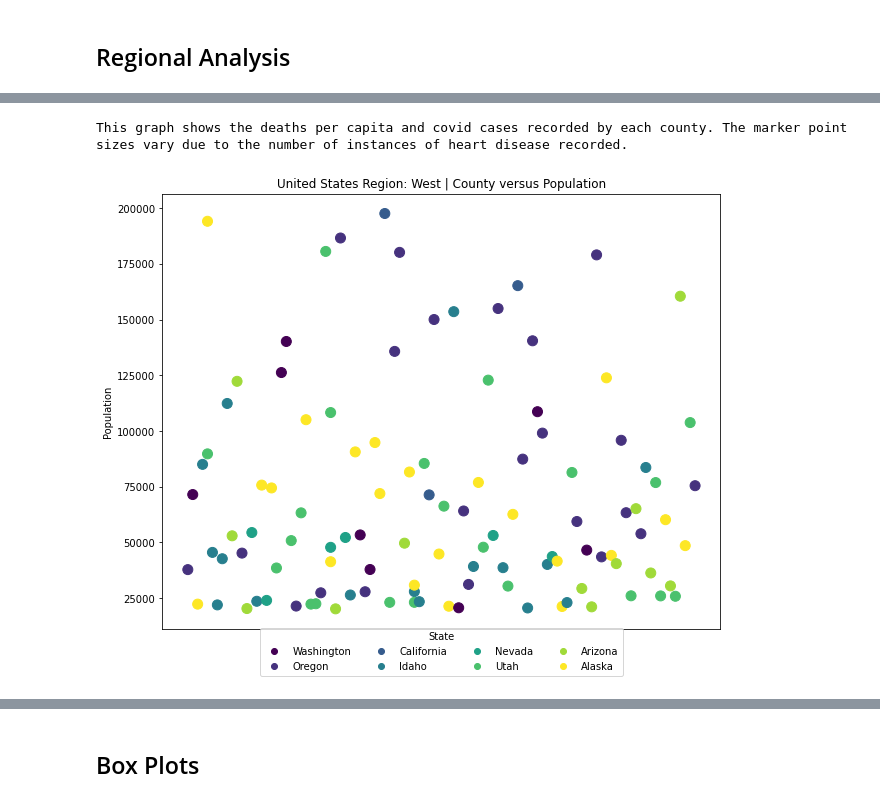
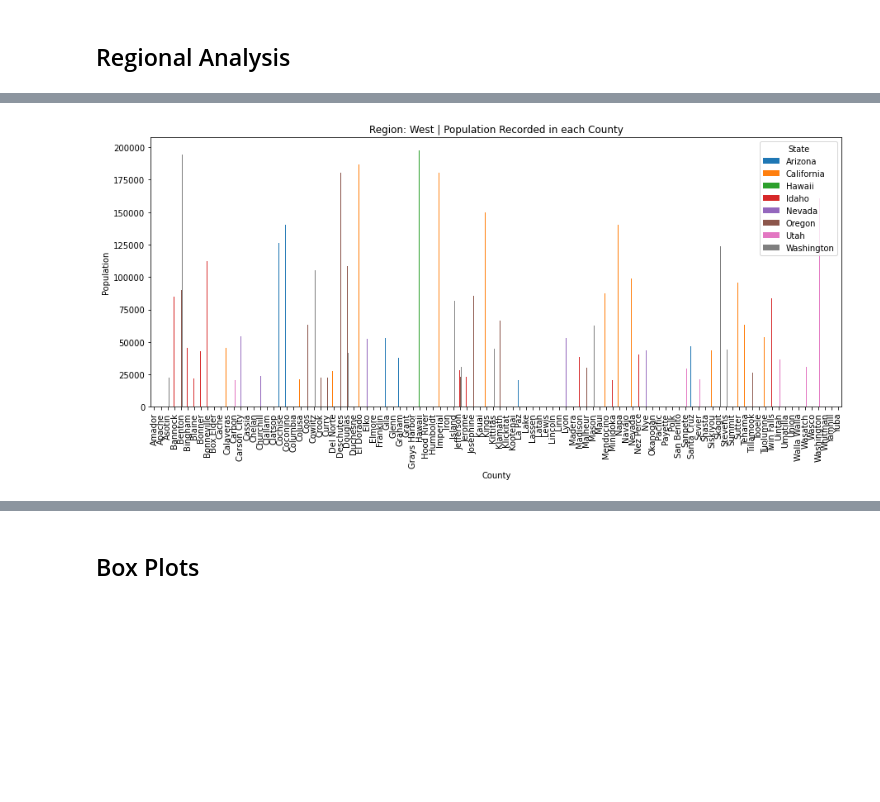
Before and after one commit to CarlaLorenteAnon/project-1, a Jupyter notebook: FinalAnalysis.ipynb, the cells around one changed output, grey strips where cells are left out. Saved outputs shown, nothing was run; the diff lists cells and outputs as text; code cells hidden in the pictures; blank space fills up the shorter version.

```diff
--- a/FinalAnalysis.ipynb
+++ b/FinalAnalysis.ipynb
@@ -109,48 +97,46 @@ Southeast = ["Arkanas","Louisiana","Tennessee","Mississippi","Alabama","Georgia"
 Northeast = ["Maine","New Hampshire","Vermont","New York","Massachusetts","Connecticut","Rhode Island",
              "New Jersey","Pennsylvania","Delaware","West Virginia","Virginia","Maryland"]
 # %%
-#Variables
-West_co = West_df["County"]
-West_pop = West_df["Population"]
-West_cases = West_df["Cases"]
-West_heart = West_df["Heart Disease"]
-West_cap = West_df["Deaths per Capita"]
+title = ["West", "Plains", "Midwest", "Southeast", "Northeast"]
+State_list = [West_df,Plains_df,Midwest_df,Southeast_df,Northeast_df]
+holder = 0
 
-#Plot Graph
-plt.figure(figsize=(10,8))
-Scatter = plt.scatter(West_co, West_pop,s=100,
-            c=West_df.State.astype('category').cat.codes)
-mplcursors.cursor(Scatter,hover=True)
-plt.legend(loc="lower center", bbox_to_anchor=(.50, -0.12), ncol= 4, handles=Scatter.legend_elements()[0],
-           labels=West,
+for index in range(len(State_list)):
+
+    #Plot bar chart with county and population
+    df_pivot = pd.pivot_table(State_list[index],values="Population",index="County",columns="State")
+    # Plot a bar chart using the DF
+    ax = df_pivot.plot(kind="bar")
+    fig = ax.get_figure()
+    mplcursors.cursor(fig)
+    # Change the plot dimensions (width, height)
+    fig.set_size_inches(15, 6)
+    # Change the axes labels
+    ax.set_xlabel("County")
+    ax.set_ylabel("Population")
+    plt.title (f"Region: {title[holder]} | Population Recorded in each County")
+
+    #Plot scatter plot with deaths per capita,
+    plt.figure(figsize=(10,8))
+    plt.xlabel("Cases of Covid")
+    plt.ylabel("Deaths per Capita")
+    (slope, intercept, rvalue, pvalue, stderr) = linregress(State_list[index]["Cases"], State_list[index]["Deaths per Capita"])
+    regress_values = State_list[index]["Cases"] * slope + intercept
+    line_eq = "y = " + str(round(slope,8)) + "x + " + str(round(intercept,5))
+    Scatter2 = plt.scatter(State_list[index]["Cases"],State_list[index]["Deaths per Capita"],s=State_list[index]["Heart Disease"]*.3,
+            c=State_list[index].State.astype('category').cat.codes)
+    plt.plot(State_list[index]["Cases"],regress_values,color = "purple")
+    plt.annotate(line_eq,(10000,.006),fontsize=15,color = "purple")
+    plt.annotate(f"The r-squared is: {rvalue**2}",(10000,.0057),fontsize=10,color = "purple")
+    #Hover Event
+    mplcursors.cursor(Scatter2, hover=True)
+    plt.legend(loc="upper right", ncol= 2, handles=Scatter2.legend_elements()[0],
+           labels=Midwest,
            title="State")
-plt.ylabel("Population")
-Scatter.axes.get_xaxis().set_visible(False)
-plt.title("United States Region: West | County versus Population")
+    plt.title (f"Region:  {title[holder]} | Deaths per Capita versus Covid Cases in Relation to Heart Disease")
+    holder = holder + 1
 
-#Deaths per capita
-#Plot Graph
-plt.figure(figsize=(10,8))
-plt.xlabel("Cases of Covid")
-plt.ylabel("Deaths per Capita")
-(slope, intercept, rvalue, pvalue, stderr) = linregress(West_cases, West_cap)
-regress_values = West_cases * slope + intercept
-line_eq = "y = " + str(round(slope,8)) + "x + " + str(round(intercept,5))
-Scatter2 = plt.scatter(West_cases, West_cap,s=West_heart*.3,
-            c=West_df.State.astype('category').cat.codes)
-plt.plot(West_cases,regress_values,color = "purple")
-plt.annotate(line_eq,(10000,.007),fontsize=15,color = "purple")
-plt.annotate(f"The r-squared is: {rvalue**2}",(10000,.0067),fontsize=10,color = "purple")
-
-#Hover Event
-mplcursors.cursor(Scatter2, hover=True)
-plt.legend(loc="upper right", ncol= 2, handles=Scatter2.legend_elements()[0],
-           labels=West,
-           title="State")
-
-plt.title("Region: West | Deaths per Capita versus Covid Cases in Relation to Heart Disease")
-print("This graph shows the deaths per capita and covid cases recorded by each county. \
-The marker point sizes vary due to the number of instances of heart disease recorded.")
+    break
+##To run the other regional dataframes remove above break, this break is to save processing time for rest of notebook
 # %% [output]
-This graph shows the deaths per capita and covid cases recorded by each county. The marker point sizes vary due to the number of instances of heart disease recorded.
-[figure, old version]
+[figure, new version]
```
Also changed, not shown: parts of 13 cells of this notebook.
